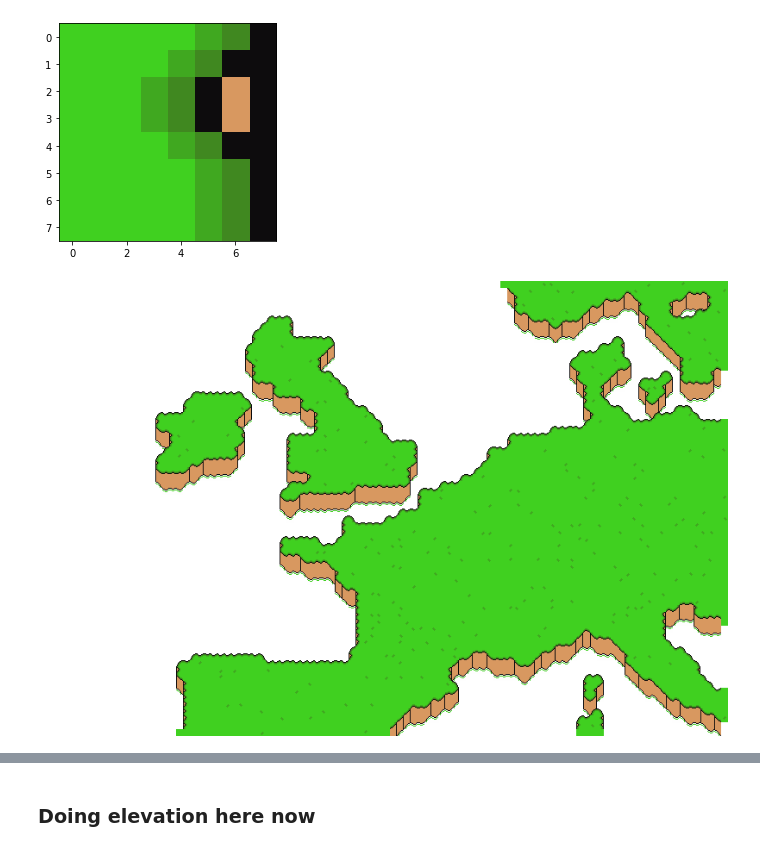
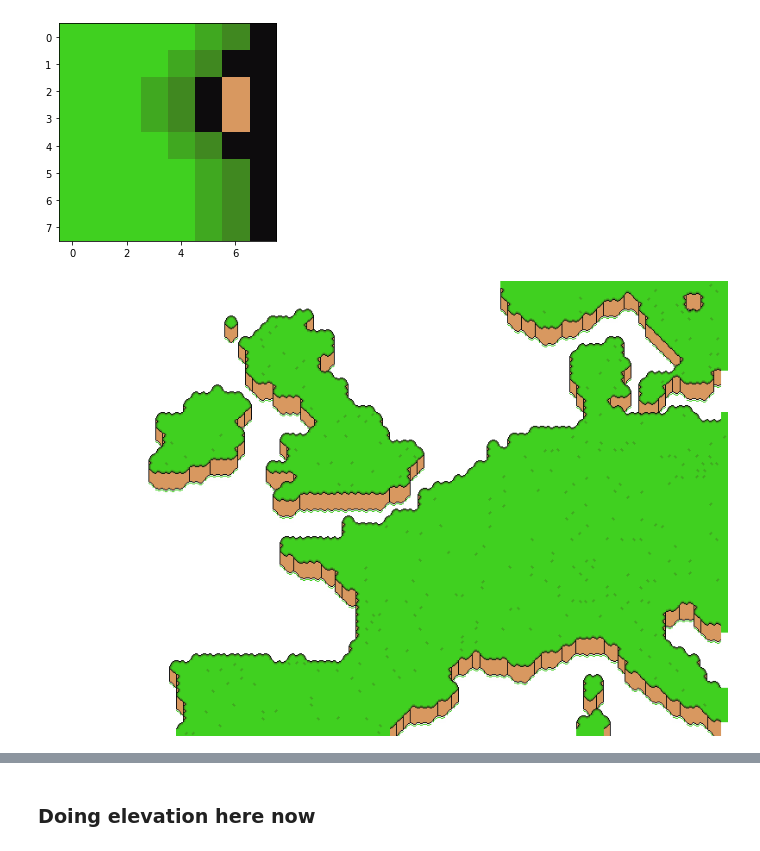
Before and after one commit to alexmadison/mariomap, a Jupyter notebook: mariomap.ipynb, the cells around one changed output, grey strips where cells are left out. Drawn from its saved outputs; the diff is of its cells as text; code cells hidden in the pictures.

```diff
--- a/mariomap.ipynb
+++ b/mariomap.ipynb
@@ -191,23 +194,24 @@ land = np.full((tiles_x, tiles_y), False)
 for tx in range(tiles_x):
     for ty in range(tiles_y):
         d = data[t2x(tx):t2x(tx+1),t2y(ty):t2y(ty+1)]
-        if (d == DATA_WATER).mean() < 0.5:
+        if (d == DATA_WATER).mean() < 0.7:
             land[tx,ty] = True
 land = gf(land.astype(float), 0.7) > 0.5 #Smooth a lil
 #Smooth more:
-for tx in range(tiles_x):
-    for ty in range(tiles_y):
-        if land[tx,ty] == False: continue
-        #At edge
-        if tx == 0 or ty == 0 or tx == tiles_x - 1 or ty == tiles_y - 1:
-            draw_grass(canvas, tx, ty)
-            continue
-        u = land[tx,ty - 1]
-        d = land[tx,ty +1]
-        l = land[tx -1, ty]
-        r = land[tx + 1, ty]
-        if (not (l or r)) or (not (u or d)):
-            land[tx,ty] = 0
+for i in range(4):
+    for tx in range(tiles_x):
+        for ty in range(tiles_y):
+            if land[tx,ty] == False: continue
+            #At edge
+            if tx == 0 or ty == 0 or tx == tiles_x - 1 or ty == tiles_y - 1:
+                draw_grass(canvas, tx, ty)
+                continue
+            u = land[tx,ty - 1]
+            d = land[tx,ty +1]
+            l = land[tx -1, ty]
+            r = land[tx + 1, ty]
+            if (not (l or r)) or (not (u or d)):
+                land[tx,ty] = 0
 
 
 
@@ -229,7 +233,7 @@ def draw_elevated(canvas, land, floor = "water", highland = "grass", h = 2, offs
             dl = land[tx -1, ty + 1]
             dr = land[tx +1, ty + 1]
 
-            if offset: ty -= h
+            if offset: ty -= offset
 
             toy1 = 0
             if highland == "grass":
@@ -298,32 +302,32 @@ def draw_elevated(canvas, land, floor = "water", highland = "grass", h = 2, offs
                 elif ur and r and not l:
                     #Continue up left
                     draw_sprite(canvas, get_sprite(7,10+toy1), tx, ty)
                 else:
-                    draw_grass(canvas, tx, ty, toy = toy)
+                    draw_grass(canvas, tx, ty, toy = toy1)
             #Catch other shit, discard
             elif (not u) or (not d) or (not l) or (not r):
                 land[tx,ty] = False
                 continue
             else:
                 draw_grass(canvas, tx, ty, toy = toy1)
 
 draw_elevated(canvas, land, h = 2)
 
 
 
 sea_layer = Image.new("RGBA", (tiles_x * 8, tiles_y * 8))
 canvas = sea_layer
 canvas.paste((68,139,244),(0,0,canvas.size[0], canvas.size[1]))
 #Make ocean pretty
 land_gf = gf(land.astype(float), 5)
 for tx in range(tiles_x):
     for ty in range(tiles_y):
         if land[tx,ty] == True: continue
         if land_gf[tx,ty] > 0.2: continue
         wave_sprites = [get_sprite(0,0),get_sprite(0,1),get_sprite(0,2)]
         s = wave_sprites[0]
         draw_sprite(canvas, s,tx,ty)
 
 terrain0
 # %% [output]
-[figure, old version]
+[figure, new version]
```
Also changed, not shown: parts of 10 cells of this notebook.
